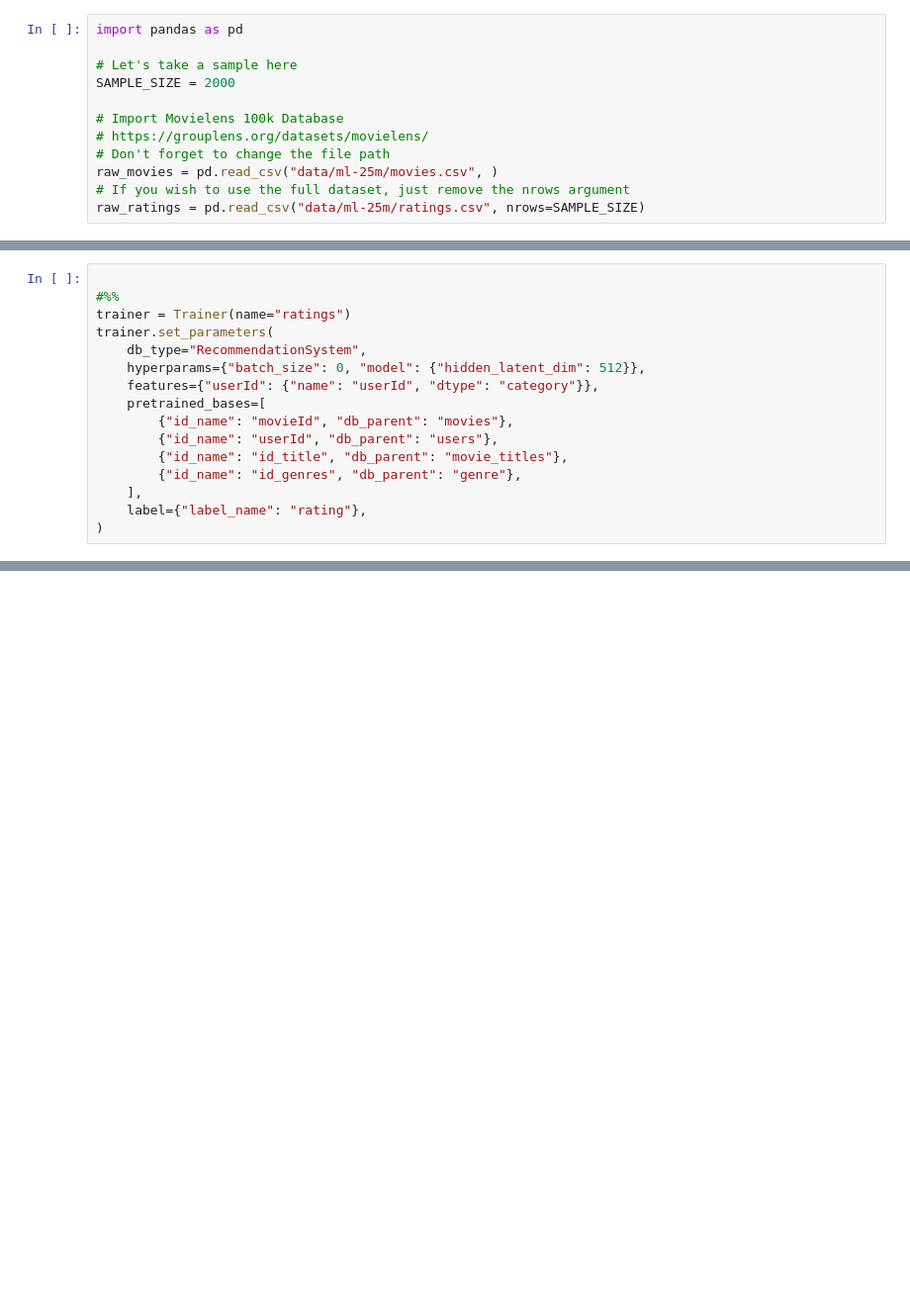
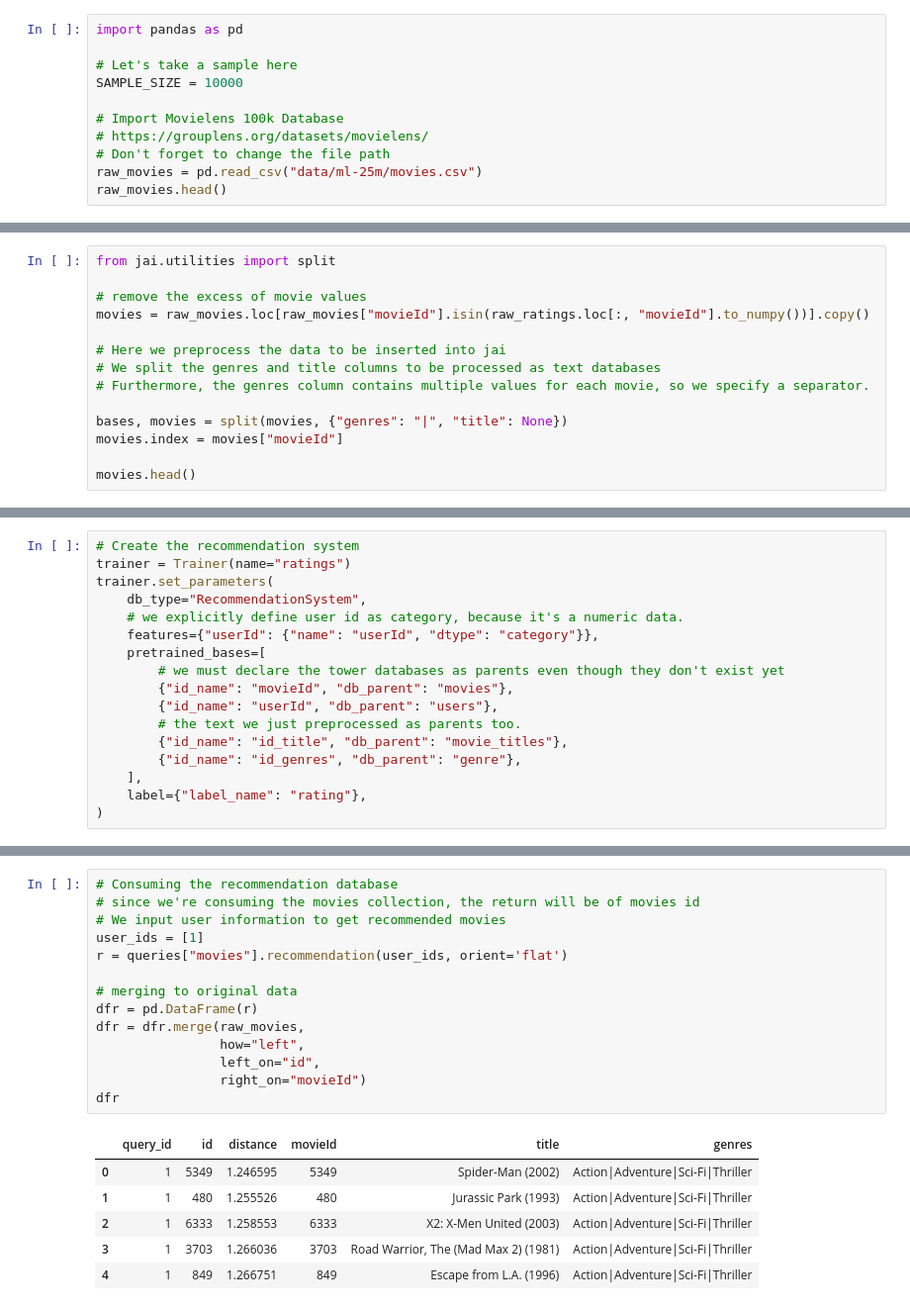
Before and after one commit to jquant/jai-sdk, a Jupyter notebook: docs/source/advanced/recommendation.ipynb, the cells around one changed output, grey strips where cells are left out. Shown: that part at 99% size. Saved outputs shown, nothing was run; the diff lists cells and outputs as text; blank space fills up the shorter version.

```diff
--- a/docs/source/advanced/recommendation.ipynb
+++ b/docs/source/advanced/recommendation.ipynb
@@ -4,11 +19,10 @@
 import pandas as pd
 
 # Let's take a sample here
-SAMPLE_SIZE = 2000
+SAMPLE_SIZE = 10000
 
 # Import Movielens 100k Database
 # https://grouplens.org/datasets/movielens/
 # Don't forget to change the file path
-raw_movies = pd.read_csv("data/ml-25m/movies.csv", )
-# If you wish to use the full dataset, just remove the nrows argument
-raw_ratings = pd.read_csv("data/ml-25m/ratings.csv", nrows=SAMPLE_SIZE)
+raw_movies = pd.read_csv("data/ml-25m/movies.csv")
+raw_movies.head()
@@ -28,0 +47,14 @@ users = pd.DataFrame(
+# %%
+from jai.utilities import split
+
+# remove the excess of movie values
+movies = raw_movies.loc[raw_movies["movieId"].isin(raw_ratings.loc[:, "movieId"].to_numpy())].copy()
+
+# Here we preprocess the data to be inserted into jai
+# We split the genres and title columns to be processed as text databases
+# Furthermore, the genres column contains multiple values for each movie, so we specify a separator.
+
+bases, movies = split(movies, {"genres": "|", "title": None})
+movies.index = movies["movieId"]
+
+movies.head()
@@ -42,14 +106,15 @@ q_genre = trainer.fit(bases["genres"], overwrite=True)
 # %%
-
-#%%
+# Create the recommendation system
 trainer = Trainer(name="ratings")
 trainer.set_parameters(
     db_type="RecommendationSystem",
-    hyperparams={"batch_size": 0, "model": {"hidden_latent_dim": 512}},
+    # we explicitly define user id as category, because it's a numeric data.
     features={"userId": {"name": "userId", "dtype": "category"}},
     pretrained_bases=[
+        # we must declare the tower databases as parents even though they don't exist yet
         {"id_name": "movieId", "db_parent": "movies"},
         {"id_name": "userId", "db_parent": "users"},
+        # the text we just preprocessed as parents too.
         {"id_name": "id_title", "db_parent": "movie_titles"},
         {"id_name": "id_genres", "db_parent": "genre"},
     ],
@@ -79,0 +189,21 @@ queries = trainer.fit(
+# %%
+# Consuming the recommendation database
+# since we're consuming the movies collection, the return will be of movies id
+# We input user information to get recommended movies
+user_ids = [1]
+r = queries["movies"].recommendation(user_ids, orient='flat')
+
+# merging to original data
+dfr = pd.DataFrame(r)
+dfr = dfr.merge(raw_movies,
+                how="left",
+                left_on="id",
+                right_on="movieId")
+dfr
+# %% [output]
+|  | query_id | id | distance | movieId | title | genres |
+| 0 | 1 | 5349 | 1.246595 | 5349 | Spider-Man (2002) | Action|Adventure|Sci-Fi|Thriller |
+| 1 | 1 | 480 | 1.255526 | 480 | Jurassic Park (1993) | Action|Adventure|Sci-Fi|Thriller |
+| 2 | 1 | 6333 | 1.258553 | 6333 | X2: X-Men United (2003) | Action|Adventure|Sci-Fi|Thriller |
+| 3 | 1 | 3703 | 1.266036 | 3703 | Road Warrior, The (Mad Max 2) (1981) | Action|Adventure|Sci-Fi|Thriller |
+| 4 | 1 | 849 | 1.266751 | 849 | Escape from L.A. (1996) | Action|Adventure|Sci-Fi|Thriller |
```
Also changed, not shown: parts of 17 cells of this notebook, 4 other files.
